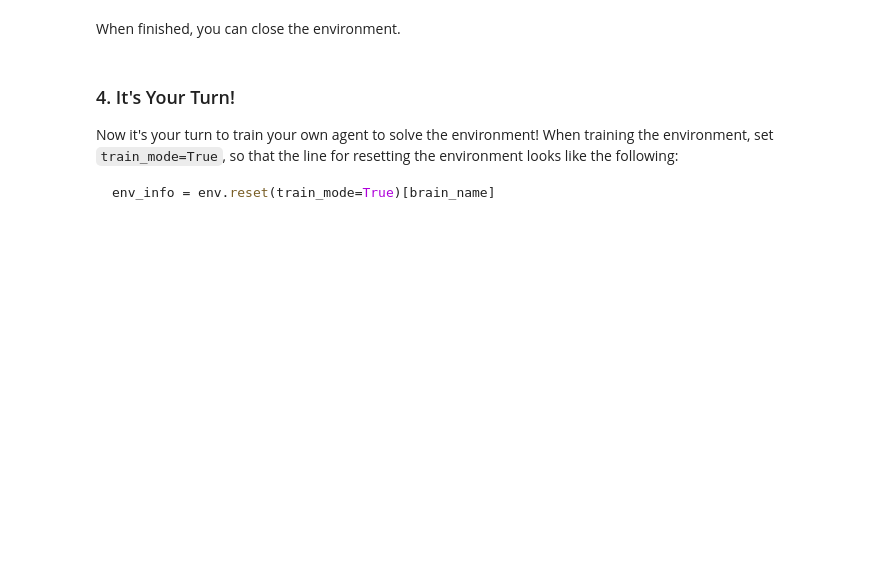
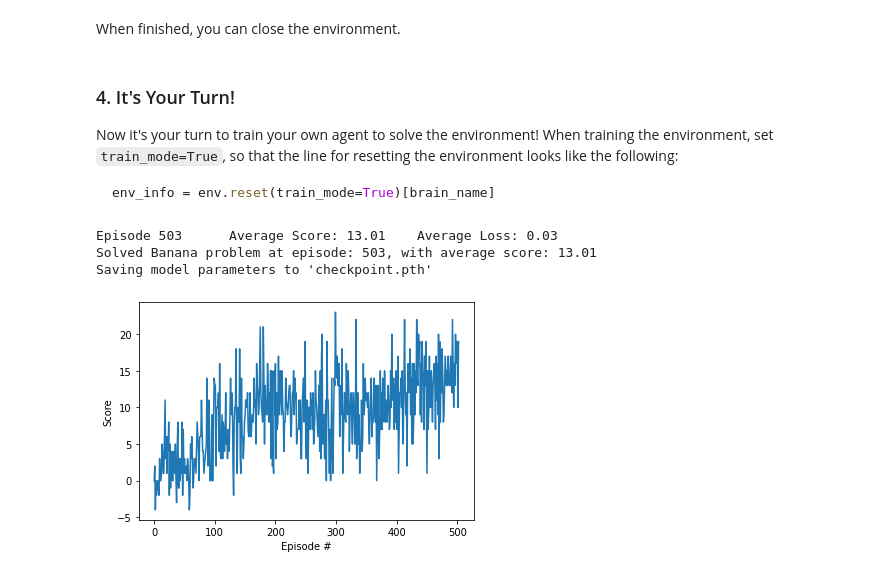
Before and after one commit to sugarraysam/udacity-deep-rl, a Jupyter notebook: navigation/Navigation.ipynb, the cells around one changed output. Saved outputs shown, nothing was run; the diff lists cells and outputs as text; code cells hidden in the pictures; blank space fills up the shorter version.

Commit message:
completed banana project

```diff
--- a/navigation/Navigation.ipynb
+++ b/navigation/Navigation.ipynb
@@ -129,0 +169,43 @@ env_info = env.reset(train_mode=True)[brain_name]
+# %%
+batch_size = 32
+n_episodes = 2000
+all_scores = []
+scores = deque(maxlen=100)
+losses = deque(maxlen=100)
+
+agent = Agent(state_size, action_size, batch_size=batch_size)
+
+for i_episode in range(1, n_episodes+1):
+    done = False
+    score = 0
+    env_info = env.reset(train_mode=True)[brain_name]
+    state = env_info.vector_observations[0]
+
+    while not done:
+        action = agent.act(state)
+        env_info = env.step(action)[brain_name]
+        next_state = env_info.vector_observations[0]
+        reward = env_info.rewards[0]
+        done = env_info.local_done[0]
+        loss = agent.step(state, action, reward, next_state, done)
+        if loss:
+            losses.append(loss)
+        score += reward
+        state = next_state
+
+    scores.append(score)
+    all_scores.append(score)
+    status(i_episode, scores, losses)
+
+    if solved(i_episode, scores):
+        print(f"Solved Banana problem at episode: {i_episode}, with average score: {np.mean(scores):.2f}")
+        print("Saving model parameters to 'checkpoint.pth'")
+        agent.dqn_local.checkpoint()
+        break
+
+plot_final(all_scores)
+# %% [output]
+Episode 503      Average Score: 13.01    Average Loss: 0.03
+Solved Banana problem at episode: 503, with average score: 13.01
+Saving model parameters to 'checkpoint.pth'
+[figure, added]
```
Also changed, not shown: parts of 5 cells of this notebook, 10 other files.
